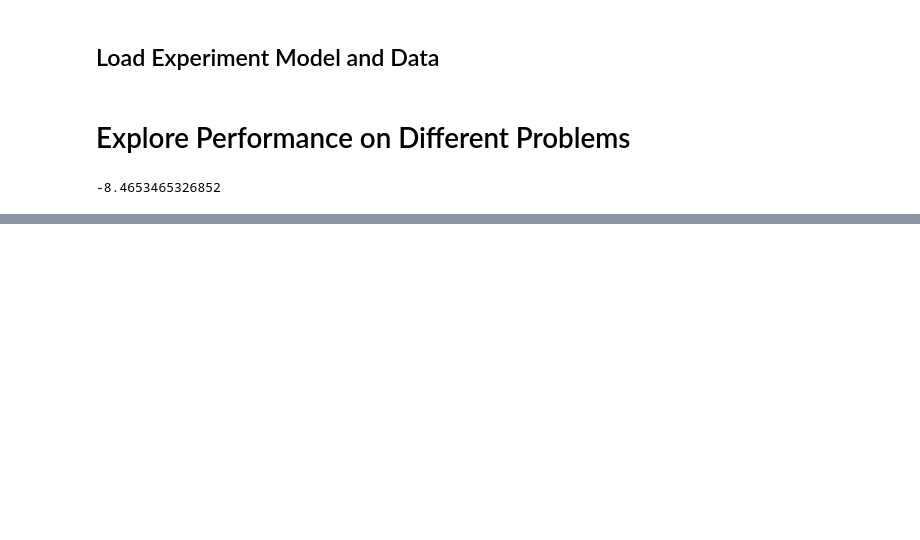
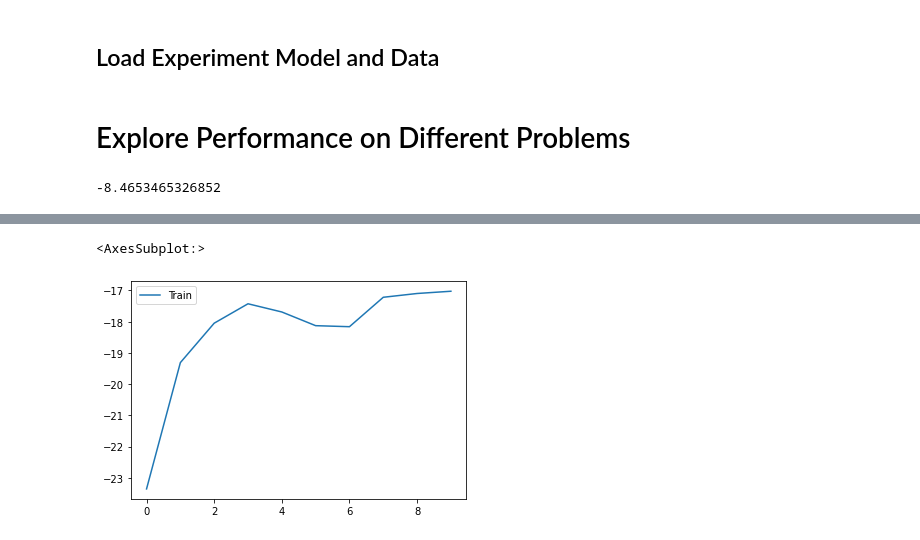
Before and after one commit to aguilarjose11/PytorchAMD, a Jupyter notebook: Model_Comparison_Across_Problems.ipynb, the cells around one changed output, grey strips where cells are left out. Cells and saved outputs as stored; diff of their text form; code cells hidden in the pictures; blank space fills up the shorter version.

```diff
--- a/Model_Comparison_Across_Problems.ipynb
+++ b/Model_Comparison_Across_Problems.ipynb
@@ -103,0 +120,5 @@ evaluate_TSP(model=model,
+# %%
+exp_50_baseline[1]['rewards'][:10].plot()
+# %% [output]
+<AxesSubplot:>
+[figure, added]
```
Also changed, not shown: parts of 7 cells of this notebook, 7 other files.
